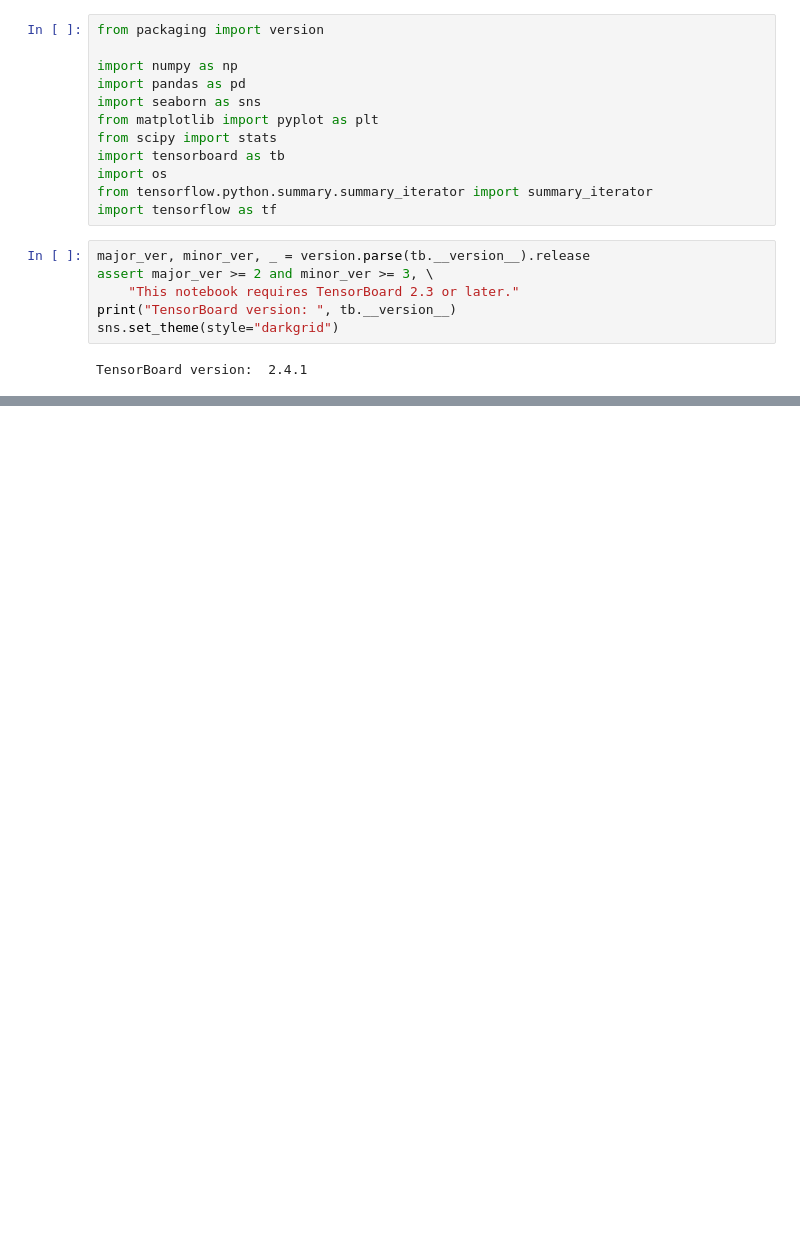
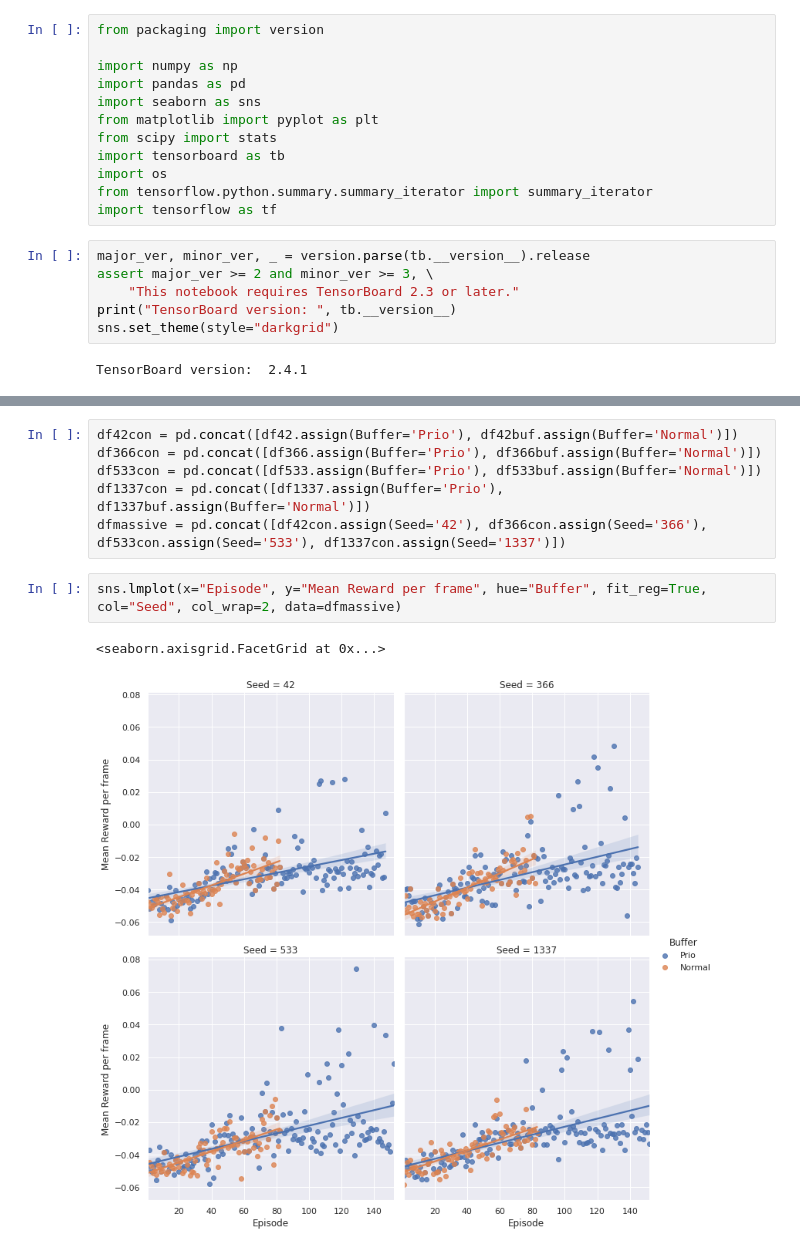
Before and after one commit to Dschimm/rl-project, a Jupyter notebook: charts.ipynb, the cells around one changed output, grey strips where cells are left out. Cells and saved outputs as stored; diff of their text form; blank space fills up the shorter version.

Commit message:
lmplots

```diff
--- a/charts.ipynb
+++ b/charts.ipynb
@@ -79,0 +116,11 @@ sns.regplot(x="Episode", y="Frames", fit_reg=True, data=df1337, ax=axs[1][1]).se
+# %%
+df42con = pd.concat([df42.assign(Buffer='Prio'), df42buf.assign(Buffer='Normal')])
+df366con = pd.concat([df366.assign(Buffer='Prio'), df366buf.assign(Buffer='Normal')])
+df533con = pd.concat([df533.assign(Buffer='Prio'), df533buf.assign(Buffer='Normal')])
+df1337con = pd.concat([df1337.assign(Buffer='Prio'), df1337buf.assign(Buffer='Normal')])
+dfmassive = pd.concat([df42con.assign(Seed='42'), df366con.assign(Seed='366'), df533con.assign(Seed='533'), df1337con.assign(Seed='1337')])
+# %%
+sns.lmplot(x="Episode", y="Mean Reward per frame", hue="Buffer", fit_reg=True, col="Seed", col_wrap=2, data=dfmassive)
+# %% [output]
+<seaborn.axisgrid.FacetGrid at 0x...>
+[figure, added]
```
Also changed, not shown: parts of 8 cells of this notebook.
